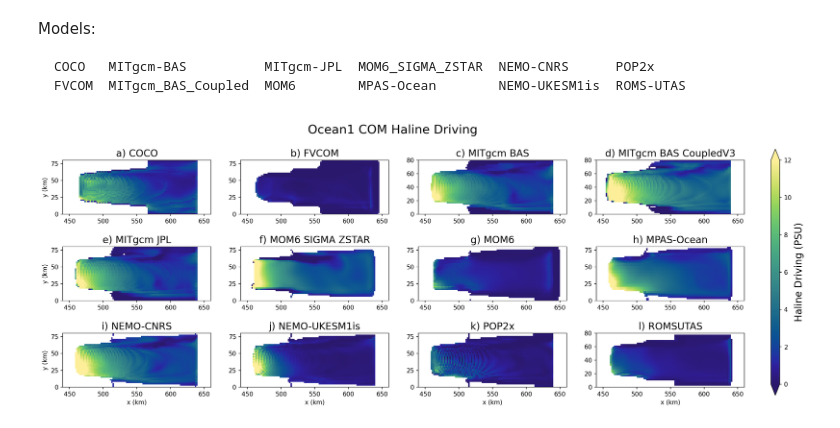
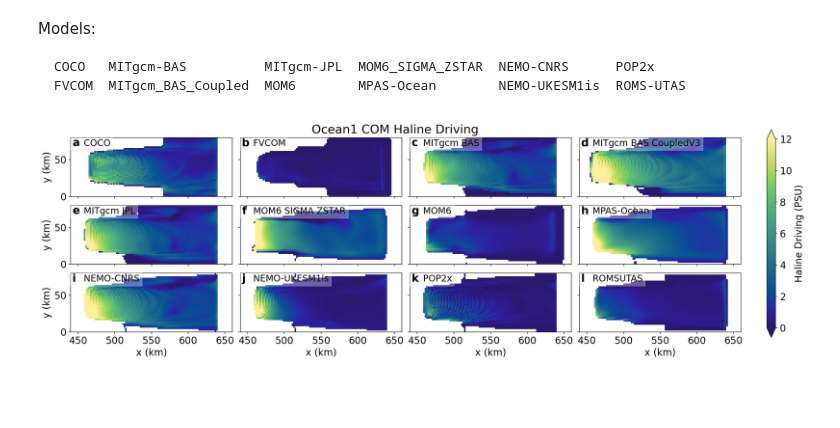
Before and after one commit to misomip/isomip-plus, a Jupyter notebook: notebooks/meltrate-spatialdist/ocean1/HD-spatial-dist.ipynb, the cells around one changed output. Drawn from its saved outputs; the diff is of its cells as text; code cells hidden in the pictures; blank space fills up the shorter version.

Commit message:
Update plot format/panel labels for HD and TD maps

````diff
--- a/notebooks/meltrate-spatialdist/ocean1/HD-spatial-dist.ipynb
+++ b/notebooks/meltrate-spatialdist/ocean1/HD-spatial-dist.ipynb
@@ -21,10 +21,14 @@ COCO   MITgcm-BAS          MITgcm-JPL  MOM6_SIGMA_ZSTAR  NEMO-CNRS      POP2x
 FVCOM  MITgcm_BAS_Coupled  MOM6        MPAS-Ocean        NEMO-UKESM1is  ROMS-UTAS
 ```
 # %%
+# ## folder where the isomip-plus github repo is located
+# baserepo = '/home/xylar/Documents/Manuscripts/2024/isomip_plus/isomip-plus/'
+# ## folder where you downloaded the zipped Google Drive data
+# basedrive = '/home/xylar/data/isomip_plus/ISOMIP+Data 2/'
 ## folder where the isomip-plus github repo is located
-baserepo = '/home/xylar/Documents/Manuscripts/2024/isomip_plus/isomip-plus/'
+baserepo = '/g/data/x77/cy8964/isomip-plus/'
 ## folder where you downloaded the zipped Google Drive data
-basedrive = '/home/xylar/data/isomip_plus/ISOMIP+Data 2/'
+basedrive = '/scratch/x77/cy8964/ISOMIP+Data-new/'
 
 # load the data from the text files, which point to the right location of the file in the drive structure
 Ocean0_COM = np.loadtxt(baserepo+'notebooks/file-pointers/Ocean0-COM.txt', dtype = 'str', delimiter = ',',usecols = 0)
@@ -44,44 +48,51 @@ for fileIndex in range(len(expt)):
 length = len(expt)
 alphabet = ['a','b','c','d','e','f','g','h','i','j','k','l','m']
 nrows = int(np.ceil(length/3))
-fig = plt.figure(figsize=(20, 7),facecolor='w',dpi = 150)
+fig = plt.figure(figsize=(20, 6),facecolor='w',dpi = 150)
 time = 12
 
 vmin = 0.
 vmax = 12.
 
 xlim = [440., 660.]
 
 for i in np.arange(length):
-    plt.subplot(3,nrows,i+1)
+    ax = plt.subplot(3,nrows,i+1)
     ds = xr.open_dataset(basedrive+expt[i], decode_times=False)
     # make x and y coordinates
     ds = ds.set_coords(['x', 'y', 'time'])
     nTime = ds.sizes['nTime']
     hd = ds.halineDriving.isel(nTime=slice(nTime-12, nTime)).mean('nTime')
     # mr < 1e36 is to get rid of fill values.
     hd = hd.where(hd < 1e36)
     mesh = plt.pcolormesh(
         1e-3 * ds.x.values, 1e-3 * ds.y.values, hd.values,
         cmap=cm.cm.haline, vmin=vmin, vmax=vmax, shading='nearest')
     plt.xlim(xlim)
     mesh.axes.set_aspect('equal')
 
-    plt.title(f'{alphabet[i]}) {labels[i]}', fontsize=16)
+    plt.text(0.01,0.975,'    '+labels[i], fontsize = 15, transform=ax.transAxes, va='top',color = 'k',bbox=dict(facecolor='w', alpha=0.3,ec = 'w'))
+    plt.text(0.01,0.99,alphabet[i], fontsize = 18, transform=ax.transAxes, fontweight='bold', va='top')
+    if (i==1) or (i==2) or (i==3) or (i==5) or (i==6) or (i==7) or (i==9) or (i==10) or (i==11):
+        ax.set_yticklabels([])
+    if (i<8):
+        ax.set_xticklabels([])
     if (i==0) or (i==4) or (i==8):
-        plt.ylabel('y (km)')
+        plt.ylabel('y (km)', fontsize = 16)
     else:
         plt.ylabel('')
     if i>=8:
-        plt.xlabel('x (km)')
+        plt.xlabel('x (km)', fontsize = 16)
     else:
         plt.xlabel('')
+    plt.tick_params(labelsize=16)
 
 cax = plt.axes([0.93, 0.1, 0.01, 0.8])
 cbar = plt.colorbar(mesh, cax=cax, extend='both')
 cbar.ax.set_ylabel(r'Haline Driving (PSU)', fontsize=16)
-fig.subplots_adjust(wspace = 0.2, hspace = 0.35)
+plt.tick_params(labelsize=16)
+fig.subplots_adjust(wspace = 0.05, hspace = 0.05)
 
-fig.suptitle('Ocean1 COM Haline Driving', fontsize=20);
+fig.suptitle('Ocean1 COM Haline Driving',y = 0.92, fontsize=20);
 # %% [output]
-[figure, old version]
+[figure, new version]
````
Also changed, not shown: parts of 1 cell of this notebook, 1 other file.
